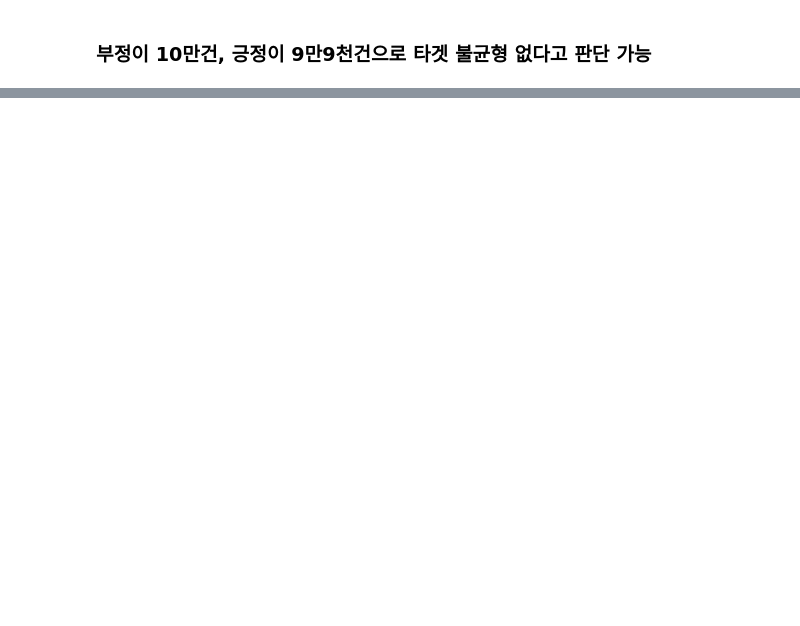
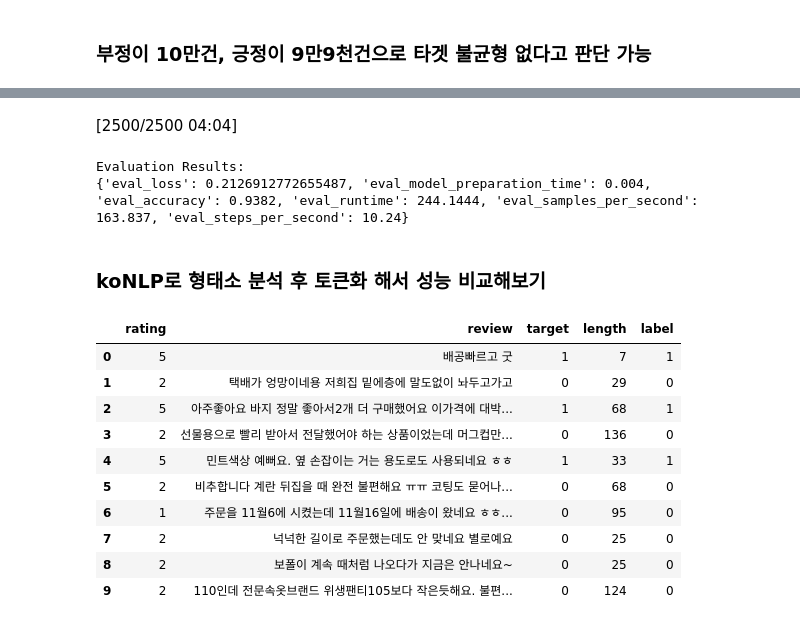
Before and after one commit to Kkaemii/SeSac_MPs, a Jupyter notebook: project_11_Sentiment Analysis_with_huggingface_models/sentiment_analysis.ipynb, the cells around one changed output, grey strips where cells are left out. Saved outputs shown, nothing was run; the diff lists cells and outputs as text; code cells hidden in the pictures; blank space fills up the shorter version.

Commit message:
sentiment_analysis_Mini_Project
used hugging face_koBERT_models
echops=3
acc = 0.938
applied konlpy_okt_tokenizer & hugging_Face_koBert models
echops=3
acc = 0.939

```diff
--- a/project_11_Sentiment Analysis_with_huggingface_models/sentiment_analysis.ipynb
+++ b/project_11_Sentiment Analysis_with_huggingface_models/sentiment_analysis.ipynb
@@ -87,0 +314,46 @@ Name: review, dtype: int64
+# %%
+from sklearn.metrics import accuracy_score
+import torch
+
+# 정확도 계산 함수 정의
+def compute_metrics(eval_pred):
+    logits, labels = eval_pred
+    predictions = torch.argmax(torch.tensor(logits), dim=-1).numpy()
+    return {"accuracy": accuracy_score(labels, predictions)}
+
+
+
+# Trainer 생성 시 compute_metrics 추가
+trainer = Trainer(
+    model=model,
+    args=training_args,
+    train_dataset=train_dataset,
+    eval_dataset=test_dataset,
+    compute_metrics=compute_metrics  # 정확도 계산 함수 추가
+)
+
+# 평가 수행
+eval_results = trainer.evaluate()
+print("Evaluation Results:")
+print(eval_results)  # 정확도 포함된 결과 출력
+# %% [output]
+[2500/2500 04:04]
+Evaluation Results:
+{'eval_loss': 0.2126912772655487, 'eval_model_preparation_time': 0.004, 'eval_accuracy': 0.9382, 'eval_runtime': 244.1444, 'eval_samples_per_second': 163.837, 'eval_steps_per_second': 10.24}
+# %% [markdown]
+### koNLP로 형태소 분석 후 토큰화 해서 성능 비교해보기
+# %%
+test_df = df[:10]
+test_df
+# %% [output]
+|  | rating | review | target | length | label |
+| 0 | 5 | 배공빠르고 굿 | 1 | 7 | 1 |
+| 1 | 2 | 택배가 엉망이네용 저희집 밑에층에 말도없이 놔두고가고 | 0 | 29 | 0 |
+| 2 | 5 | 아주좋아요 바지 정말 좋아서2개 더 구매했어요 이가격에 대박... | 1 | 68 | 1 |
+| 3 | 2 | 선물용으로 빨리 받아서 전달했어야 하는 상품이었는데 머그컵만... | 0 | 136 | 0 |
+| 4 | 5 | 민트색상 예뻐요. 옆 손잡이는 거는 용도로도 사용되네요 ㅎㅎ | 1 | 33 | 1 |
+| 5 | 2 | 비추합니다 계란 뒤집을 때 완전 불편해요 ㅠㅠ 코팅도 묻어나... | 0 | 68 | 0 |
+| 6 | 1 | 주문을 11월6에 시켰는데 11월16일에 배송이 왔네요 ㅎㅎ... | 0 | 95 | 0 |
+| 7 | 2 | 넉넉한 길이로 주문했는데도 안 맞네요 별로예요 | 0 | 25 | 0 |
+| 8 | 2 | 보폴이 계속 때처럼 나오다가 지금은 안나네요~ | 0 | 25 | 0 |
+| 9 | 2 | 110인데 전문속옷브랜드 위생팬티105보다 작은듯해요. 불편... | 0 | 124 | 0 |
```
Also changed, not shown: parts of 33 cells of this notebook, 1 other file.
